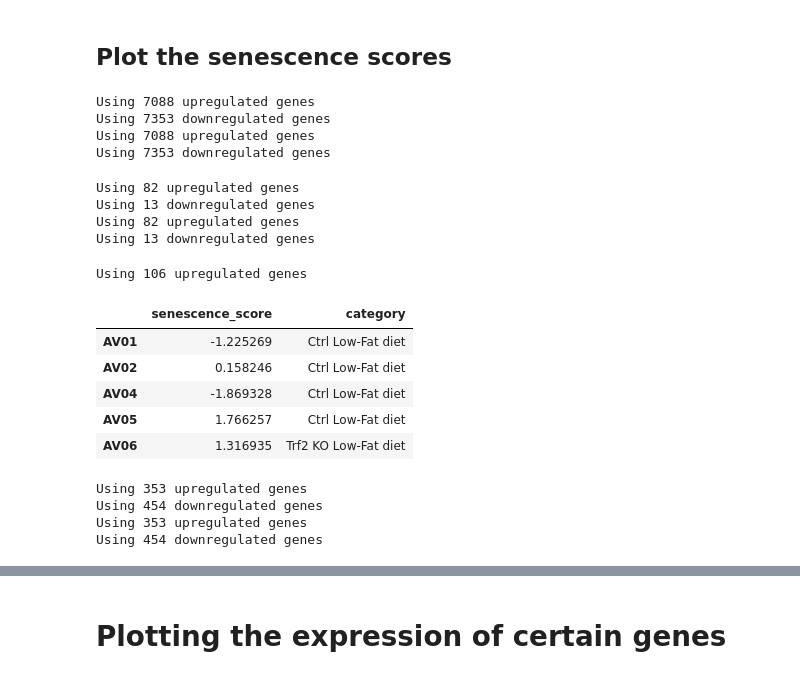
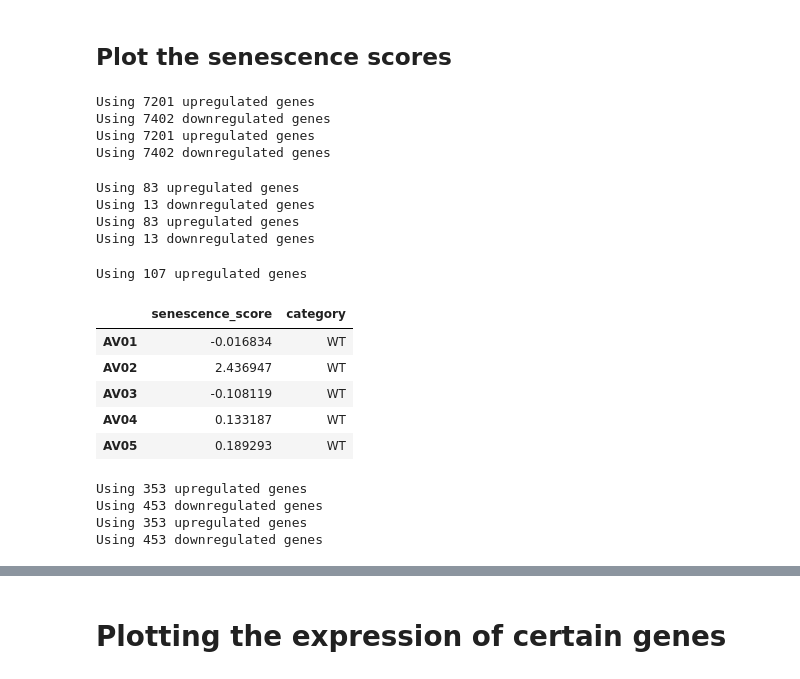
Before and after one commit to akanksha-sachan/ERCC1_iPSC_analysis, a Jupyter notebook: liver_mice/sen_scores.ipynb, the cells around one changed output, grey strips where cells are left out. Cells and saved outputs as stored; diff of their text form; code cells hidden in the pictures.

```diff
--- a/liver_mice/sen_scores.ipynb
+++ b/liver_mice/sen_scores.ipynb
@@ -14,9 +6,8 @@ from utils import *
 # %%
 data_dir = '/ocean/projects/cis240075p/asachan/datasets/senescence_datasets/mouse_liver/ercc1_livers'
 # %%
-normalized_counts = pd.read_csv(os.path.join(data_dir, 'norm.txt'), sep='\t', skiprows=2)
-expr_df = normalized_counts.set_index('NAME')
-expr_df = expr_df.drop('Description', axis=1)
+normalized_counts = pd.read_csv(os.path.join(data_dir, 'Ercc1_liver_WD_normcounts.csv'), sep=',')
+expr_df = normalized_counts.set_index('Gene')
 expr_df = expr_df.select_dtypes(include=[np.number])
 expr_df = expr_df.dropna()  # Remove rows with NaN values
 display(expr_df.head())
@@ -32,6 +23,7 @@ display(expr_df.head())
 ## Remove outlier and create a new expr_df
 # %%
 # remove AV03 from the df columns
-expr_df_no_outliers = expr_df.drop(columns=['AV03'])
+#expr_df_no_outliers = expr_df.drop(columns=['AV03'])
+expr_df_no_outliers = expr_df
 display(expr_df_no_outliers.head())
 # %% [output]
@@ -166,50 +156,50 @@ sensig_scores = calculate_senescence_score(expr_df_no_outliers, up_genes=sensig_
 sensig_up_scores = calculate_senescence_score(expr_df_no_outliers, up_genes=sensig_up_genes)
 sensig_down_scores = calculate_senescence_score(expr_df_no_outliers, down_genes=sensig_down_genes)
 # add category to the sample names
-sensig_scores['category'] = sensig_scores.index.map(map_sample_to_category)
-sensig_up_scores['category'] = sensig_up_scores.index.map(map_sample_to_category)
-sensig_down_scores['category'] = sensig_down_scores.index.map(map_sample_to_category)
+sensig_scores['category'] = sensig_scores.index.map(map_sample_to_category_ercc1)
+sensig_up_scores['category'] = sensig_up_scores.index.map(map_sample_to_category_ercc1)
+sensig_down_scores['category'] = sensig_down_scores.index.map(map_sample_to_category_ercc1)
 # %% [output]
-Using 7088 upregulated genes
-Using 7353 downregulated genes
-Using 7088 upregulated genes
-Using 7353 downregulated genes
+Using 7201 upregulated genes
+Using 7402 downregulated genes
+Using 7201 upregulated genes
+Using 7402 downregulated genes
 # %%
 #Fridman
 fridman_scores = calculate_senescence_score(expr_df_no_outliers, up_genes=fridman_up_orthologs, down_genes=fridman_down_orthologs)
 fridman_up_scores = calculate_senescence_score(expr_df_no_outliers, up_genes=fridman_up_orthologs)
 fridman_down_scores = calculate_senescence_score(expr_df_no_outliers, down_genes=fridman_down_orthologs)
-fridman_up_scores['category'] = fridman_up_scores.index.map(map_sample_to_category)
-fridman_down_scores['category'] = fridman_down_scores.index.map(map_sample_to_category)
-fridman_scores['category'] = fridman_scores.index.map(map_sample_to_category)
+fridman_up_scores['category'] = fridman_up_scores.index.map(map_sample_to_category_ercc1)
+fridman_down_scores['category'] = fridman_down_scores.index.map(map_sample_to_category_ercc1)
+fridman_scores['category'] = fridman_scores.index.map(map_sample_to_category_ercc1)
 # %% [output]
-Using 82 upregulated genes
+Using 83 upregulated genes
 Using 13 downregulated genes
-Using 82 upregulated genes
+Using 83 upregulated genes
 Using 13 downregulated genes
 # %%
 #SenMayo
 senmayo_scores = calculate_senescence_score(expr_df_no_outliers, up_genes=senmayo_up_genes)
-senmayo_scores['category'] = senmayo_scores.index.map(map_sample_to_category)
+senmayo_scores['category'] = senmayo_scores.index.map(map_sample_to_category_ercc1)
 display(senmayo_scores.head())
 # %% [output]
-Using 106 upregulated genes
+Using 107 upregulated genes
 |  | senescence_score | category |
-| AV01 | -1.225269 | Ctrl Low-Fat diet |
-| AV02 | 0.158246 | Ctrl Low-Fat diet |
-| AV04 | -1.869328 | Ctrl Low-Fat diet |
-| AV05 | 1.766257 | Ctrl Low-Fat diet |
-| AV06 | 1.316935 | Trf2 KO Low-Fat diet |
+| AV01 | -0.016834 | WT |
+| AV02 | 2.436947 | WT |
+| AV03 | -0.108119 | WT |
+| AV04 | 0.133187 | WT |
+| AV05 | 0.189293 | WT |
 # %%
 #CellAge
 cellage_scores = calculate_senescence_score(expr_df_no_outliers, up_genes=cellage_up_genes, down_genes=cellage_down_genes)
 cellage_up_scores = calculate_senescence_score(expr_df_no_outliers, up_genes=cellage_up_genes)
 cellage_down_scores = calculate_senescence_score(expr_df_no_outliers, down_genes=cellage_down_genes)
-cellage_scores['category'] = cellage_scores.index.map(map_sample_to_category)
-cellage_up_scores['category'] = cellage_up_scores.index.map(map_sample_to_category)
-cellage_down_scores['category'] = cellage_down_scores.index.map(map_sample_to_category)
+cellage_scores['category'] = cellage_scores.index.map(map_sample_to_category_ercc1)
+cellage_up_scores['category'] = cellage_up_scores.index.map(map_sample_to_category_ercc1)
+cellage_down_scores['category'] = cellage_down_scores.index.map(map_sample_to_category_ercc1)
 # %% [output]
 Using 353 upregulated genes
-Using 454 downregulated genes
+Using 453 downregulated genes
 Using 353 upregulated genes
-Using 454 downregulated genes
+Using 453 downregulated genes
```
Also changed, not shown: parts of 12 cells of this notebook, 1 other file.
